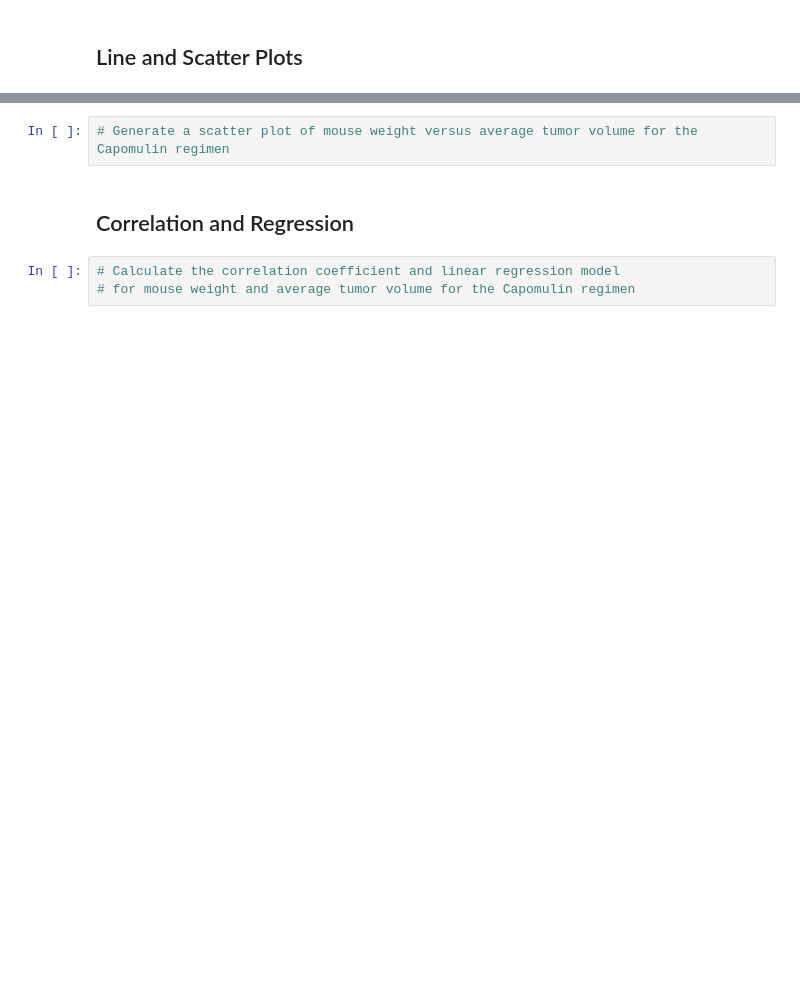
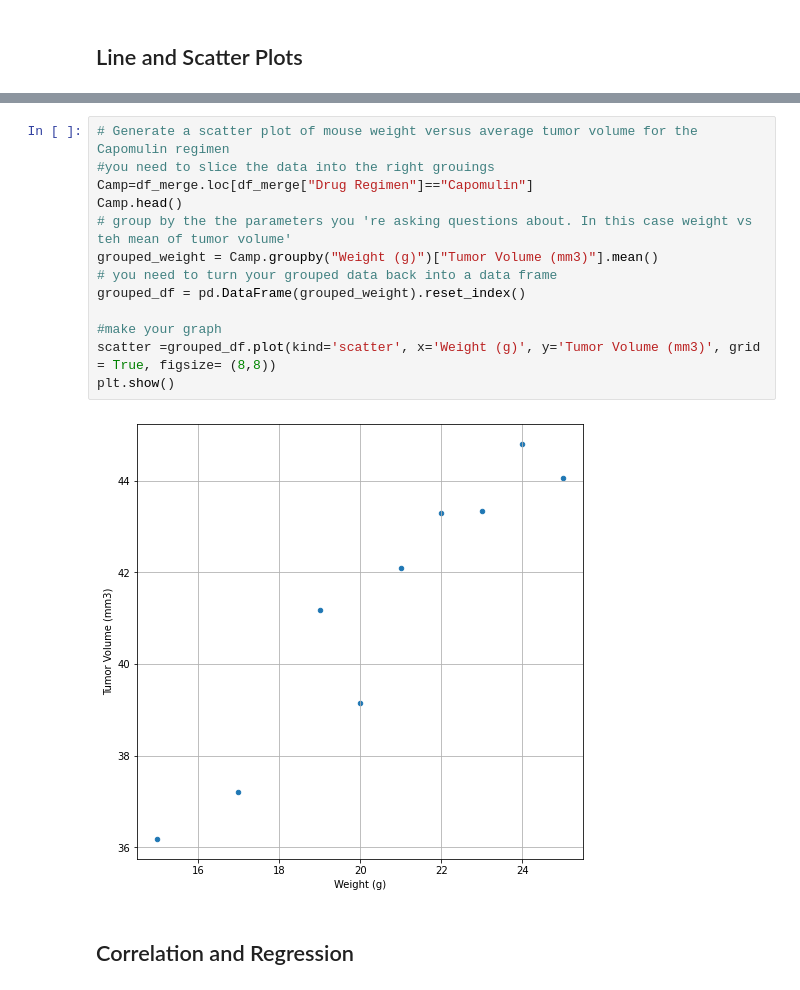
Before and after one commit to allardiceh/Matplotlib_Challenge, a Jupyter notebook: Pymaceuticals/pymaceuticals_starter.ipynb, the cells around one changed output, grey strips where cells are left out. Drawn from its saved outputs; the diff is of its cells as text; blank space fills up the shorter version.

```diff
--- a/Pymaceuticals/pymaceuticals_starter.ipynb
+++ b/Pymaceuticals/pymaceuticals_starter.ipynb
@@ -463,7 +490,17 @@ tumor_list=df.iloc[:,2].tolist()
-# %%
-# Generate a scatter plot of mouse weight versus average tumor volume for the Capomulin regimen
+# %%
+# Generate a scatter plot of mouse weight versus average tumor volume for the Capomulin regimen
+#you need to slice the data into the right grouings
+Camp=df_merge.loc[df_merge["Drug Regimen"]=="Capomulin"]
+Camp.head()
+# group by the the parameters you 're asking questions about. In this case weight vs teh mean of tumor volume'
+grouped_weight = Camp.groupby("Weight (g)")["Tumor Volume (mm3)"].mean()
+# you need to turn your grouped data back into a data frame
+grouped_df = pd.DataFrame(grouped_weight).reset_index()
+
+#make your graph
+scatter =grouped_df.plot(kind='scatter', x='Weight (g)', y='Tumor Volume (mm3)', grid = True, figsize= (8,8))
+plt.show()
+# %% [output]
+[figure, added]
 # %% [markdown]
 ## Correlation and Regression
-# %%
-# Calculate the correlation coefficient and linear regression model
-# for mouse weight and average tumor volume for the Capomulin regimen
```
Also changed, not shown: parts of 7 cells of this notebook.
